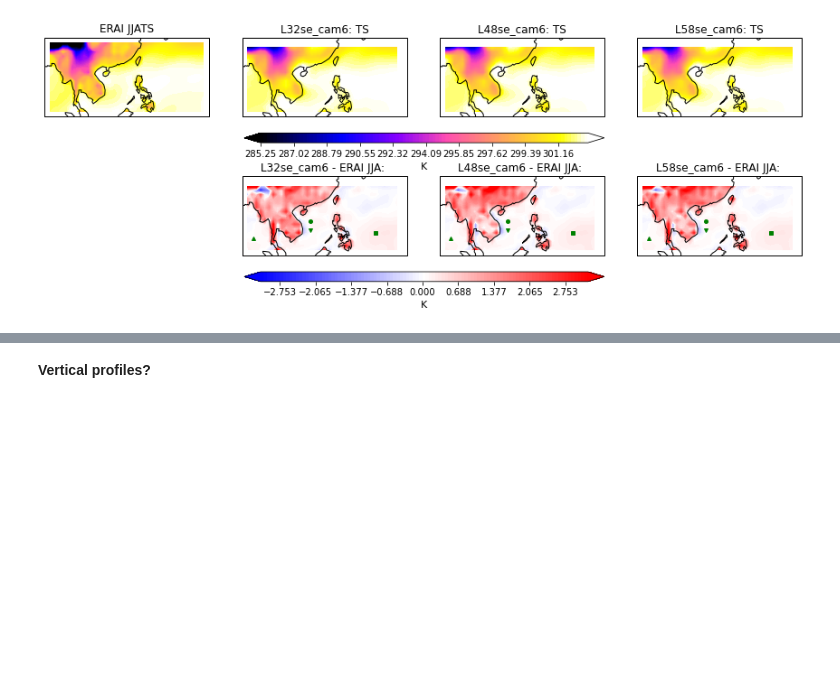
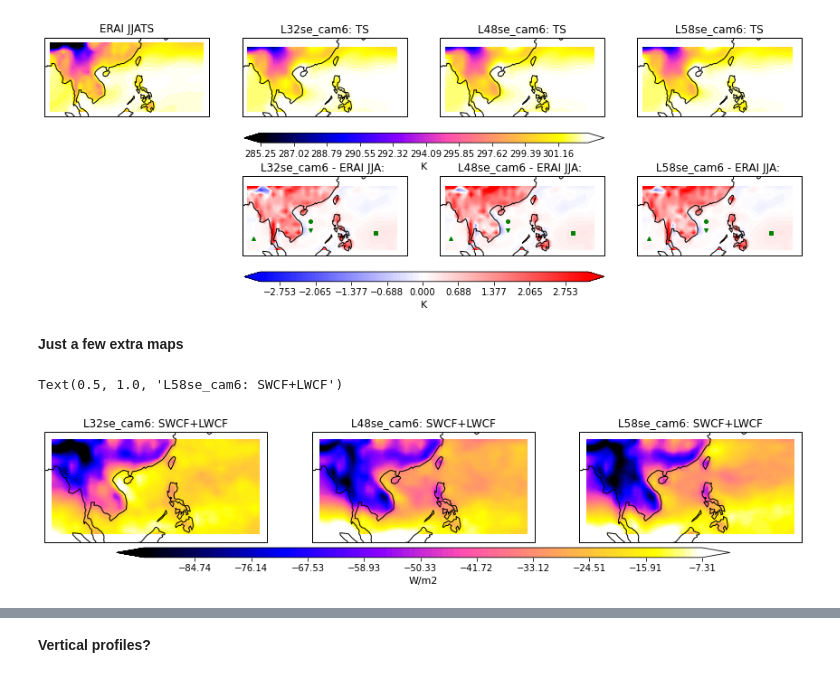
Before and after one commit to megandevlan/Gust, a Jupyter notebook: CompareRes_FluxBiases.ipynb, the cells around one changed output, grey strips where cells are left out. Cells and saved outputs as stored; diff of their text form; code cells hidden in the pictures; blank space fills up the shorter version.

```diff
--- a/CompareRes_FluxBiases.ipynb
+++ b/CompareRes_FluxBiases.ipynb
@@ -494,3 +495,67 @@ axs = plotBiases_regridded(sel_erai_jja, 'TS', 1,
                            'ERAI JJA', 'K')
 # %% [output]
 [figure]
+# %% [markdown]
+**Just a few extra maps**
+# %%
+
+var_selL32 = sel_L32['SWCF'] + sel_L32['LWCF']
+var_selL48 = sel_L48['SWCF'] + sel_L48['LWCF']
+var_selL58 = sel_L58['SWCF'] + sel_L58['LWCF']
+
+## - - - - - - - - - - - - - - - - - - - - - - - - - -
+## Get colorbar limits for raw data and for biases
+maxRawVal = np.nanmax( [np.nanpercentile(var_selL32, 98),
+                        np.nanpercentile(var_selL48, 98),
+                        np.nanpercentile(var_selL58, 98)] )
+minRawVal = np.nanmin( [np.nanpercentile(var_selL32,  2),
+                        np.nanpercentile(var_selL48,  2),
+                        np.nanpercentile(var_selL58,  2)] )
+levsMap    = np.arange(minRawVal, maxRawVal, (maxRawVal-minRawVal)/100.0)
+# levsMap = np.arange(0,250,5)   # non-flexible optoin; works for LHFLX if want to match plot with gust sims
+
+
+## - - - - - - - - - - - - - - - - - - - - - - - - - -
+## Make cool plots of raw data
+fig,axs = plt.subplots(1,3, figsize=(15,3), subplot_kw={'projection':ccrs.PlateCarree(central_longitude=180)})
+axs     = axs.ravel()
+fig.subplots_adjust(hspace=0.3)
+
+# Plot observations
+contour_plot = axs[0].contourf(sel_L32.lon.values, sel_L32.lat.values, np.squeeze(var_selL32.values),
+                                levsMap,
+                                cmap='gnuplot2',extend='both',
+                                transform=ccrs.PlateCarree())
+axs[0].coastlines()
+axs[0].set_extent([np.nanmin(sel_L32.lon.values)-2,np.nanmax(sel_L32.lon.values)+2,
+                   np.nanmin(sel_L32.lat.values)-2,np.nanmax(sel_L32.lat.values)+2], crs=ccrs.PlateCarree())
+axs[0].set_title('L32se_cam6: SWCF+LWCF')
+
+# Plot model data
+contour_plot = axs[1].contourf(sel_L48.lon.values, sel_L48.lat.values, np.squeeze(var_selL48.values),
+                                levsMap,
+                                cmap='gnuplot2',extend='both',
+                                transform=ccrs.PlateCarree())
+axs[1].coastlines()
+axs[1].set_extent([np.nanmin(sel_L48.lon.values)-2,np.nanmax(sel_L48.lon.values)+2,
+                   np.nanmin(sel_L48.lat.values)-2,np.nanmax(sel_L48.lat.values)+2], crs=ccrs.PlateCarree())
+axs[1].set_title('L48se_cam6: SWCF+LWCF')
+# Add colorbar
+ax_position = axs[1].get_position()
+cbar_ax     = fig.add_axes([ax_position.x0-0.2, ax_position.y0-0.08, ax_position.width+0.4, 0.05])
+cbar        = plt.colorbar(contour_plot, orientation='horizontal',cax=cbar_ax)
+cbar.set_label('W/m2',fontsize=11)
+
+
+
+contour_plot = axs[2].contourf(sel_L58.lon.values, sel_L58.lat.values, np.squeeze(var_selL58.values),
+                                levsMap,
+                                cmap='gnuplot2',extend='both',
+                                transform=ccrs.PlateCarree())
+axs[2].coastlines()
+axs[2].set_extent([np.nanmin(sel_L58.lon.values)-2,np.nanmax(sel_L58.lon.values)+2,
+                   np.nanmin(sel_L58.lat.values)-2,np.nanmax(sel_L58.lat.values)+2], crs=ccrs.PlateCarree())
+axs[2].set_title('L58se_cam6: SWCF+LWCF')
+# %% [output]
+Text(0.5, 1.0, 'L58se_cam6: SWCF+LWCF')
+[figure, added]
```
Also changed, not shown: parts of 16 cells of this notebook, 5 other files.
